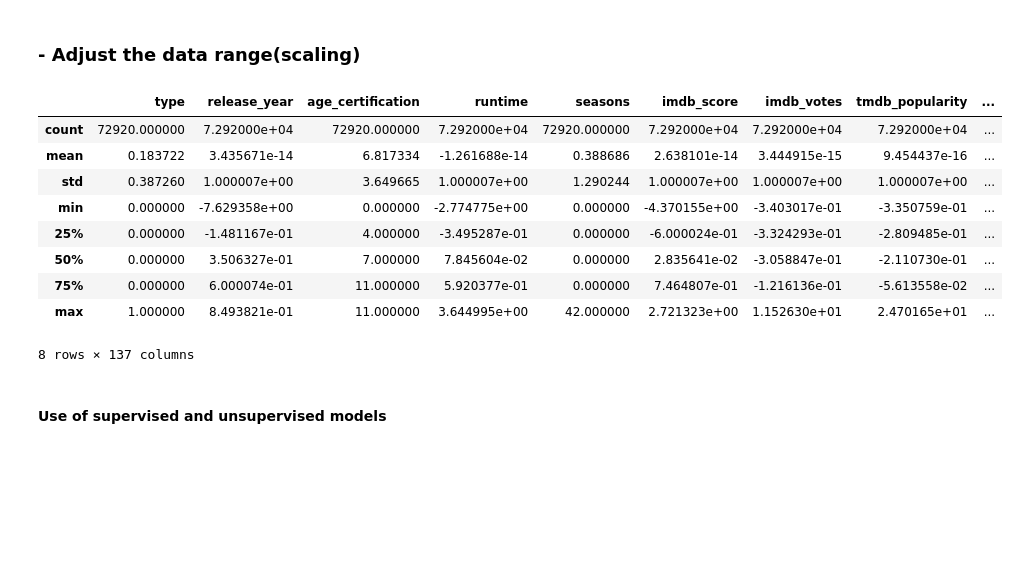
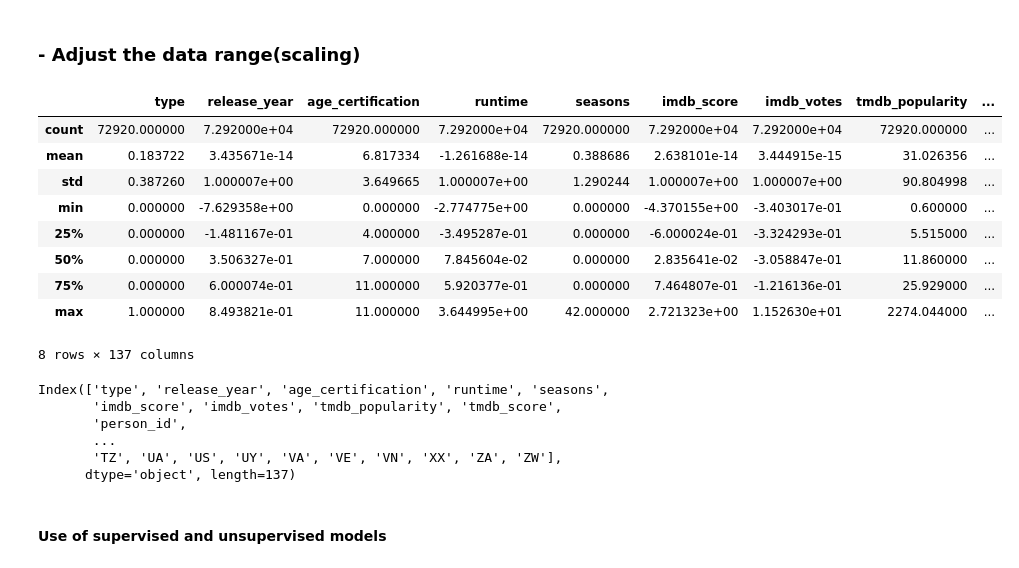
Before and after one commit to supercarryleoliao/EODP-Project-2, a Jupyter notebook: movie_analysis(2).ipynb, the cells around one changed output. Saved outputs shown, nothing was run; the diff lists cells and outputs as text; code cells hidden in the pictures; blank space fills up the shorter version.

```diff
--- a/movie_analysis(2).ipynb
+++ b/movie_analysis(2).ipynb
@@ -376,27 +377,38 @@ movies_df.head()
 # %%
 from sklearn.preprocessing import StandardScaler
 # Columns to be scaled
-columns_to_scale = ['release_year', 'runtime', 'imdb_score', 'imdb_votes', 'tmdb_popularity', 'tmdb_score']
+columns_to_scale = ['release_year', 'runtime', 'imdb_score', 'imdb_votes', 'tmdb_score']
 # Initialize MinMaxScaler
 scaler = StandardScaler()
 # Apply the scaler to the columns
 movies_df[columns_to_scale] = scaler.fit_transform(movies_df[columns_to_scale])
 # Show the updated dataset with scaled values
 movies_df.describe()
 # %% [output]
 |  | type | release_year | age_certification | runtime | seasons | imdb_score | imdb_votes | tmdb_popularity | ... |
-| count | 72920.000000 | 7.292000e+04 | 72920.000000 | 7.292000e+04 | 72920.000000 | 7.292000e+04 | 7.292000e+04 | 7.292000e+04 | ... |
-| mean | 0.183722 | 3.435671e-14 | 6.817334 | -1.261688e-14 | 0.388686 | 2.638101e-14 | 3.444915e-15 | 9.454437e-16 | ... |
-| std | 0.387260 | 1.000007e+00 | 3.649665 | 1.000007e+00 | 1.290244 | 1.000007e+00 | 1.000007e+00 | 1.000007e+00 | ... |
-| min | 0.000000 | -7.629358e+00 | 0.000000 | -2.774775e+00 | 0.000000 | -4.370155e+00 | -3.403017e-01 | -3.350759e-01 | ... |
-| 25% | 0.000000 | -1.481167e-01 | 4.000000 | -3.495287e-01 | 0.000000 | -6.000024e-01 | -3.324293e-01 | -2.809485e-01 | ... |
-| 50% | 0.000000 | 3.506327e-01 | 7.000000 | 7.845604e-02 | 0.000000 | 2.835641e-02 | -3.058847e-01 | -2.110730e-01 | ... |
-| 75% | 0.000000 | 6.000074e-01 | 11.000000 | 5.920377e-01 | 0.000000 | 7.464807e-01 | -1.216136e-01 | -5.613558e-02 | ... |
-| max | 1.000000 | 8.493821e-01 | 11.000000 | 3.644995e+00 | 42.000000 | 2.721323e+00 | 1.152630e+01 | 2.470165e+01 | ... |
+| count | 72920.000000 | 7.292000e+04 | 72920.000000 | 7.292000e+04 | 72920.000000 | 7.292000e+04 | 7.292000e+04 | 72920.000000 | ... |
+| mean | 0.183722 | 3.435671e-14 | 6.817334 | -1.261688e-14 | 0.388686 | 2.638101e-14 | 3.444915e-15 | 31.026356 | ... |
+| std | 0.387260 | 1.000007e+00 | 3.649665 | 1.000007e+00 | 1.290244 | 1.000007e+00 | 1.000007e+00 | 90.804998 | ... |
+| min | 0.000000 | -7.629358e+00 | 0.000000 | -2.774775e+00 | 0.000000 | -4.370155e+00 | -3.403017e-01 | 0.600000 | ... |
+| 25% | 0.000000 | -1.481167e-01 | 4.000000 | -3.495287e-01 | 0.000000 | -6.000024e-01 | -3.324293e-01 | 5.515000 | ... |
+| 50% | 0.000000 | 3.506327e-01 | 7.000000 | 7.845604e-02 | 0.000000 | 2.835641e-02 | -3.058847e-01 | 11.860000 | ... |
+| 75% | 0.000000 | 6.000074e-01 | 11.000000 | 5.920377e-01 | 0.000000 | 7.464807e-01 | -1.216136e-01 | 25.929000 | ... |
+| max | 1.000000 | 8.493821e-01 | 11.000000 | 3.644995e+00 | 42.000000 | 2.721323e+00 | 1.152630e+01 | 2274.044000 | ... |
 8 rows × 137 columns
 # %%
 # Drop the columns that are not required for the model because they are encoded
 clean_movies_df = movies_df.drop(['description',"title","id","genres","production_countries","imdb_id","production_countries_list","genres_list",'name','character','role'],axis=1)
+column_names = clean_movies_df.columns
+
+# Print the column names
+print(column_names)
+# %% [output]
+Index(['type', 'release_year', 'age_certification', 'runtime', 'seasons',
+       'imdb_score', 'imdb_votes', 'tmdb_popularity', 'tmdb_score',
+       'person_id',
+       ...
+       'TZ', 'UA', 'US', 'UY', 'VA', 'VE', 'VN', 'XX', 'ZA', 'ZW'],
+      dtype='object', length=137)
 # %% [markdown]
 #### Use of supervised and unsupervised models
 # %%
```
Also changed, not shown: parts of 15 cells of this notebook, 4 other files.
